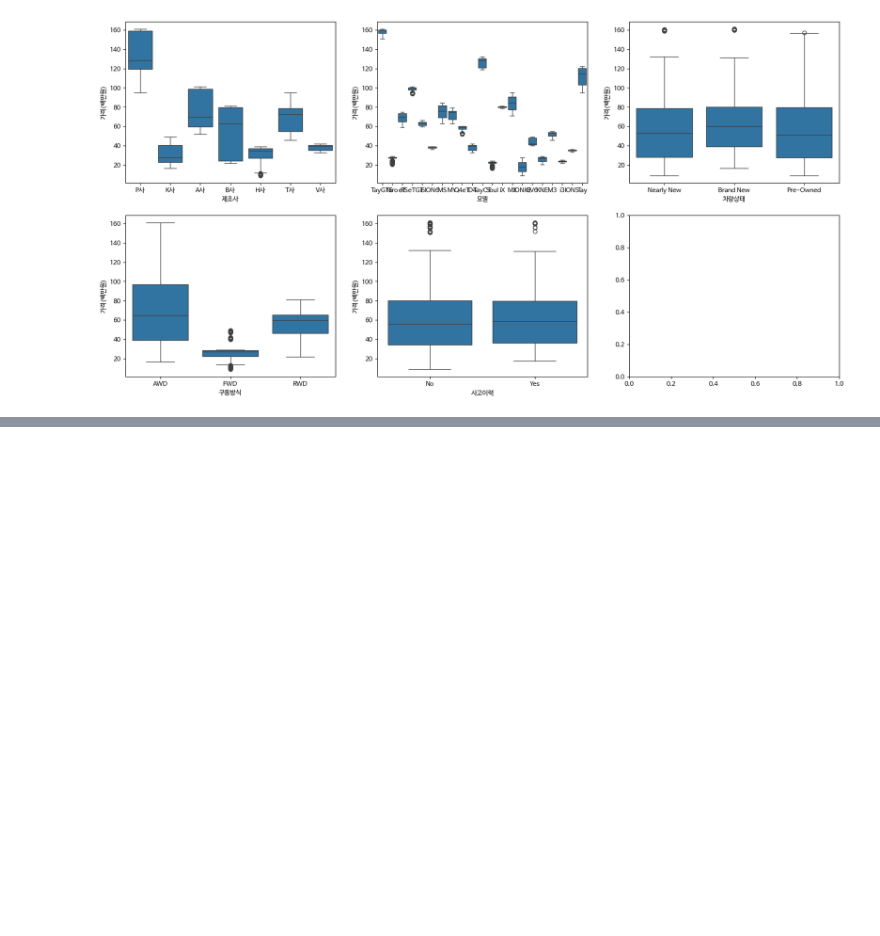
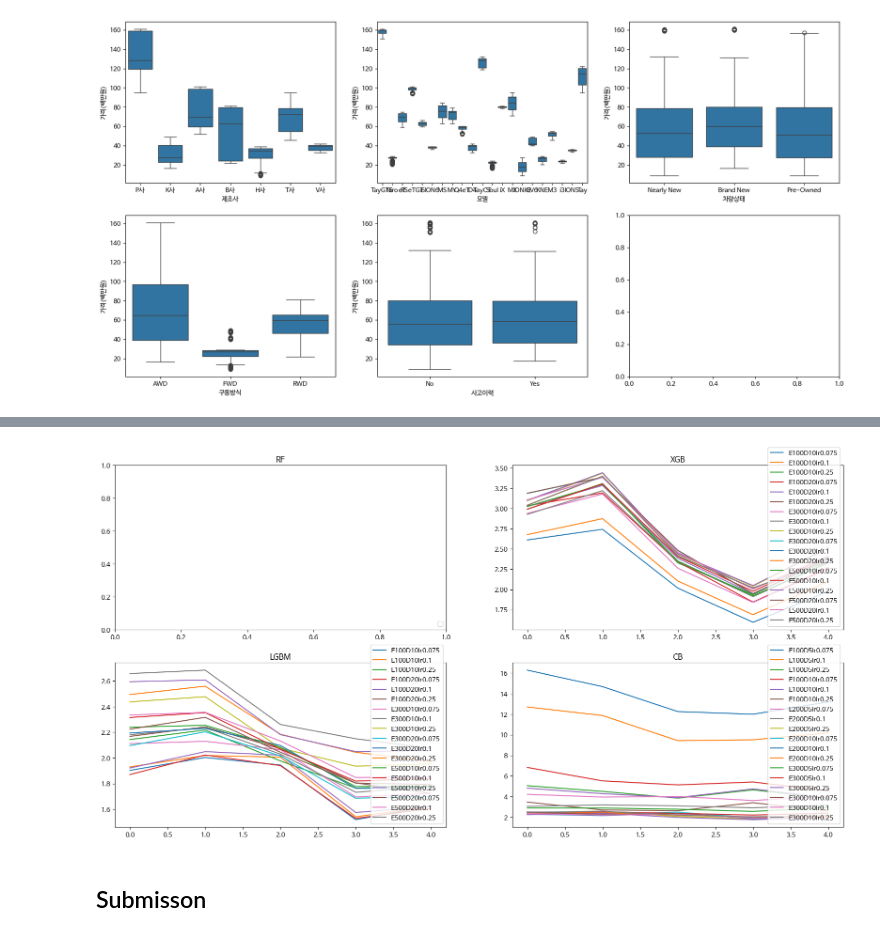
Before and after one commit to taeuk0210/Data-Analysis, a Jupyter notebook: [DACON] 전기차 가격 예측 해커톤/Predict_Car_Price.ipynb, the cells around one changed output, grey strips where cells are left out. Saved outputs shown, nothing was run; the diff lists cells and outputs as text; code cells hidden in the pictures; blank space fills up the shorter version.

```diff
--- a/[DACON] 전기차 가격 예측 해커톤/Predict_Car_Price.ipynb
+++ b/[DACON] 전기차 가격 예측 해커톤/Predict_Car_Price.ipynb
@@ -101,0 +184,25 @@ for i in range(len(columns)):
+# %%
+# one-hot encoding
+
+X = pd.get_dummies(train.iloc[:,1:-1],
+                   columns=["제조사","모델","차량상태","구동방식","사고이력"])
+y = train.iloc[:, -1]
+k = 5
+params = {
+    "n_estimators":[100,300,500],
+    "max_depth":[10,20]}
+random_state = 42
+
+# 5-Fold CV
+result = []
+for p in tqdm(product_params(params)):
+    model = RandomForestRegressor(n_estimators=p["n_estimators"],
+                                  max_depth=p["max_depth"],
+                                  random_state=random_state)
+    scores = KfoldResult(model=model, X=X, y=y, k=k)
+    for i in range(k):
+        t = {k:v for k,v in p.items()}
+        t["k-fold"] = i
+        t["mse_scores"] = scores["mse_scores"][i]
+        t["mae_scores"] = scores["mae_scores"][i]
+        result.append(t)
@@ -101,0 +403,3 @@ for i in range(len(columns)):
+# %%
+df = pd.read_csv("/content/model_comparision_v1.csv", )
+df.head()
@@ -101,0 +428,18 @@ for i in range(len(columns)):
+# %%
+# plot
+
+fig, axe = plt.subplots(2, 2, figsize=(20,10))
+
+models = df["model"].unique()
+
+for i, model in enumerate(models):
+    for data in [*df.loc[df["model"]==model].groupby(["n_estimators", "max_depth", "learning_rate"])]:
+        n_estimators, max_depth, learning_rate = data[0]
+        label = f"E{n_estimators}D{max_depth}lr{learning_rate}"
+
+        axe[i//2, i%2].plot(data[1]["k-fold"], data[1]["mse_scores"], label=label)
+    axe[i//2, i%2].legend(loc='lower right')
+    axe[i//2, i%2].set_title(model)
+
+fig.show()
+# %% [output]
@@ -101,0 +447,3 @@ for i in range(len(columns)):
+[figure, added]
+# %% [markdown]
+## Submisson
```
Also changed, not shown: parts of 28 cells of this notebook, 27 other files.
